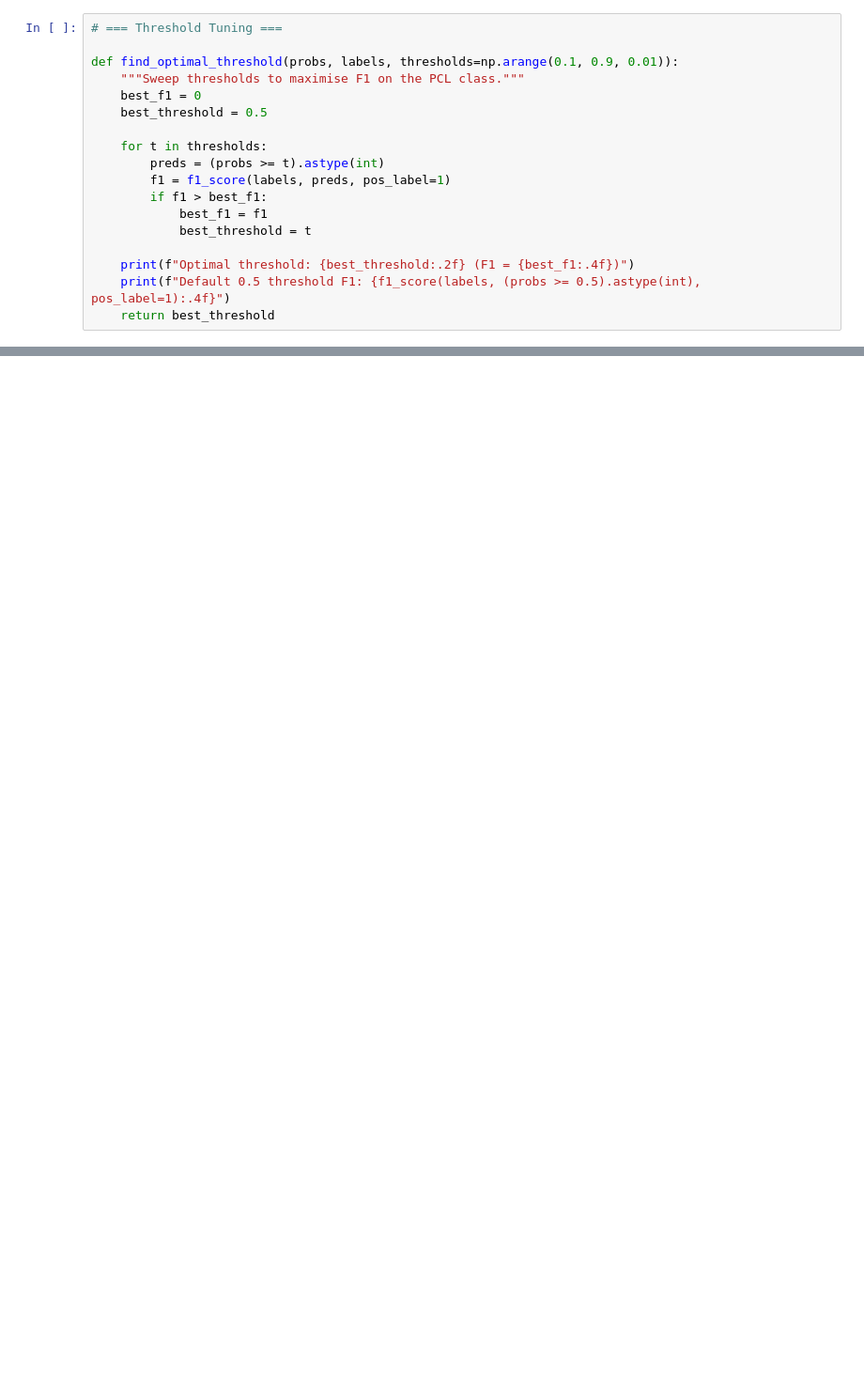
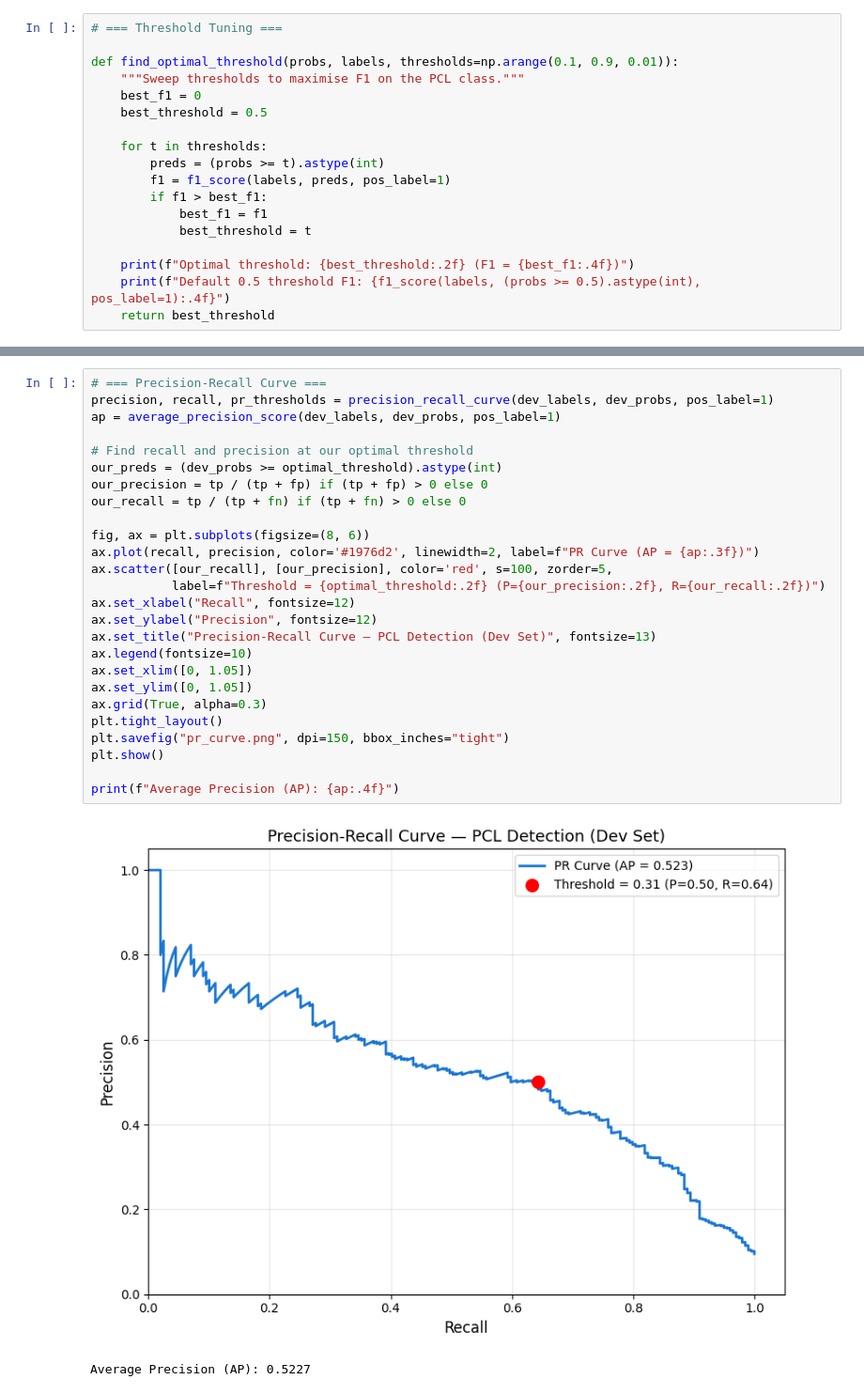
Before and after one commit to shlokcshah55/NLP-CW, a Jupyter notebook: model.ipynb, the cells around one changed output, grey strips where cells are left out. Shown at 94% size. Saved outputs shown, nothing was run; the diff lists cells and outputs as text; blank space fills up the shorter version.

```diff
--- a/model.ipynb
+++ b/model.ipynb
@@ -355,0 +671,29 @@ print("Saved best_model.pt")
+# %%
+# === Precision-Recall Curve ===
+precision, recall, pr_thresholds = precision_recall_curve(dev_labels, dev_probs, pos_label=1)
+ap = average_precision_score(dev_labels, dev_probs, pos_label=1)
+
+# Find recall and precision at our optimal threshold
+our_preds = (dev_probs >= optimal_threshold).astype(int)
+our_precision = tp / (tp + fp) if (tp + fp) > 0 else 0
+our_recall = tp / (tp + fn) if (tp + fn) > 0 else 0
+
+fig, ax = plt.subplots(figsize=(8, 6))
+ax.plot(recall, precision, color='#1976d2', linewidth=2, label=f"PR Curve (AP = {ap:.3f})")
+ax.scatter([our_recall], [our_precision], color='red', s=100, zorder=5,
+           label=f"Threshold = {optimal_threshold:.2f} (P={our_precision:.2f}, R={our_recall:.2f})")
+ax.set_xlabel("Recall", fontsize=12)
+ax.set_ylabel("Precision", fontsize=12)
+ax.set_title("Precision-Recall Curve — PCL Detection (Dev Set)", fontsize=13)
+ax.legend(fontsize=10)
+ax.set_xlim([0, 1.05])
+ax.set_ylim([0, 1.05])
+ax.grid(True, alpha=0.3)
+plt.tight_layout()
+plt.savefig("pr_curve.png", dpi=150, bbox_inches="tight")
+plt.show()
+
+print(f"Average Precision (AP): {ap:.4f}")
+# %% [output]
+[figure, added]
+Average Precision (AP): 0.5227
```
Also changed, not shown: parts of 13 cells of this notebook.
